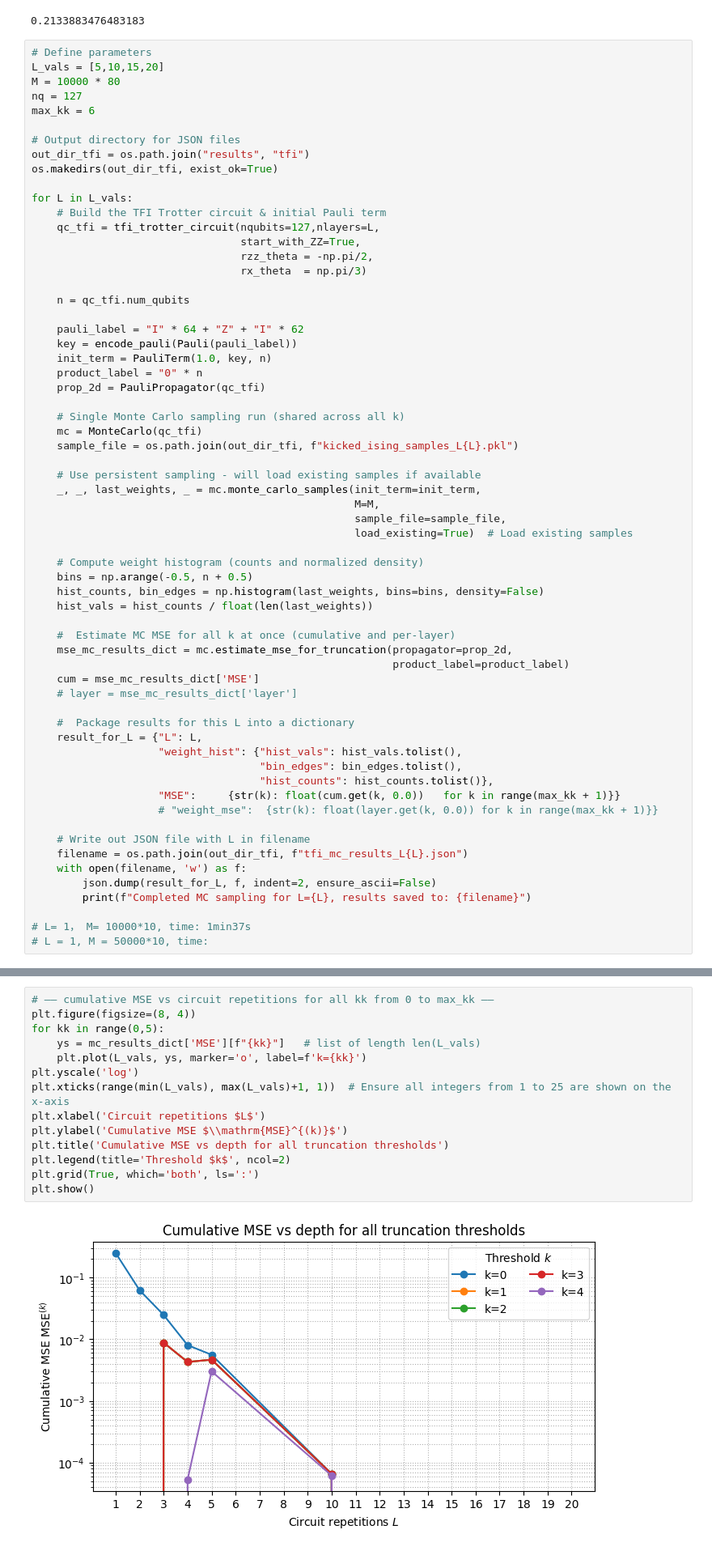
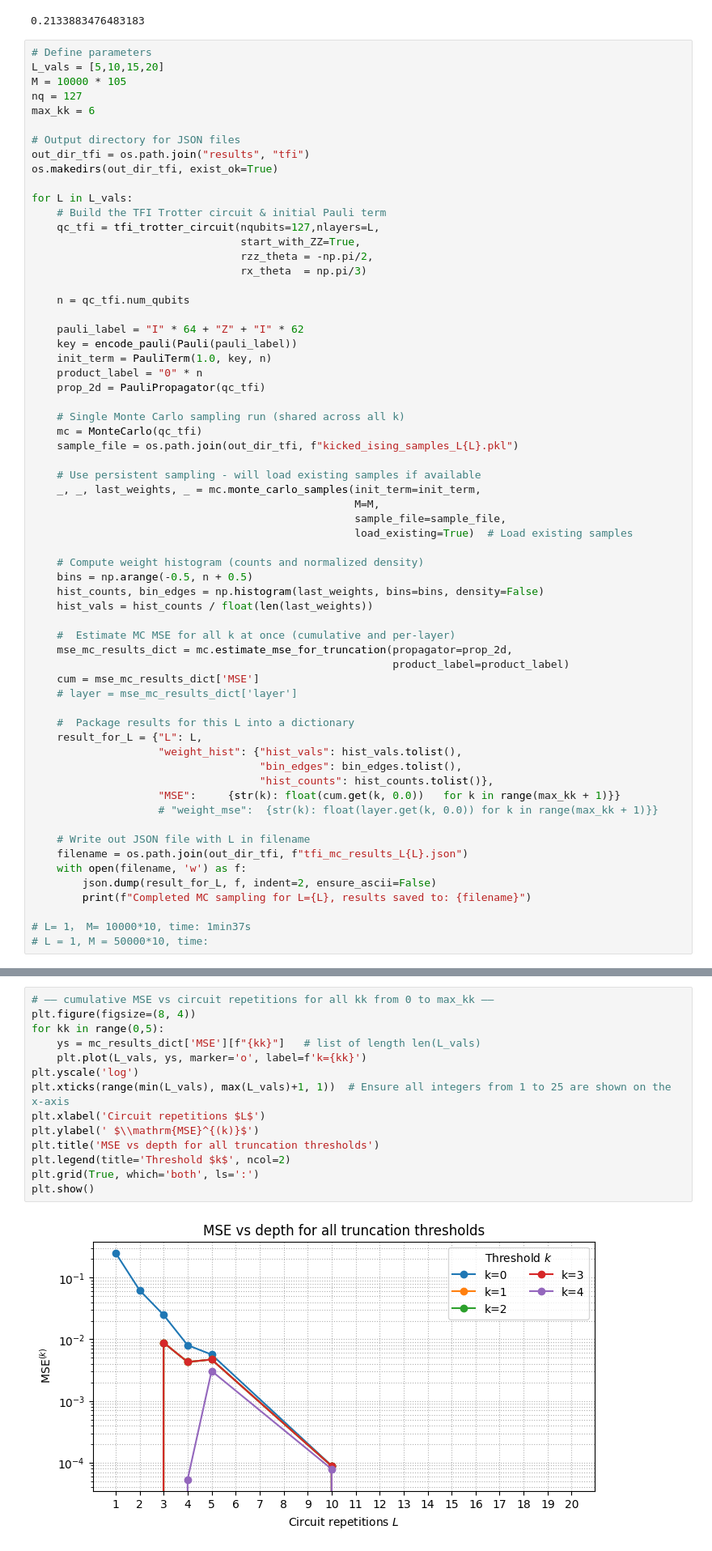
Before and after one commit to mdrdope/PauliPropagation.py, a Jupyter notebook: test_kicked_ising.ipynb, the cells around one changed output, grey strips where cells are left out. Shown at 81% size. Cells and saved outputs as stored; diff of their text form.

```diff
--- a/test_kicked_ising.ipynb
+++ b/test_kicked_ising.ipynb
@@ -70,7 +70,7 @@ print(exp_tfi)
 # %%
 # Define parameters
 L_vals = [5,10,15,20]
-M = 10000 * 80
+M = 10000 * 105
 nq = 127
 max_kk = 6
 
@@ -189,19 +197,19 @@ for L in L_vals:
 # %%
 # —— cumulative MSE vs circuit repetitions for all kk from 0 to max_kk ——
 plt.figure(figsize=(8, 4))
 for kk in range(0,5):
     ys = mc_results_dict['MSE'][f"{kk}"]   # list of length len(L_vals)
     plt.plot(L_vals, ys, marker='o', label=f'k={kk}')
 plt.yscale('log')
 plt.xticks(range(min(L_vals), max(L_vals)+1, 1))  # Ensure all integers from 1 to 25 are shown on the x-axis
 plt.xlabel('Circuit repetitions $L$')
-plt.ylabel('Cumulative MSE $\\mathrm{MSE}^{(k)}$')
-plt.title('Cumulative MSE vs depth for all truncation thresholds')
+plt.ylabel(' $\\mathrm{MSE}^{(k)}$')
+plt.title('MSE vs depth for all truncation thresholds')
 plt.legend(title='Threshold $k$', ncol=2)
 plt.grid(True, which='both', ls=':')
 plt.show()
 # %% [output]
-[figure, old version]
+[figure, new version]
 # %%
 plt.figure(figsize=(8,6))
 
```
Also changed, not shown: parts of 1 cell of this notebook, 16 other files.
